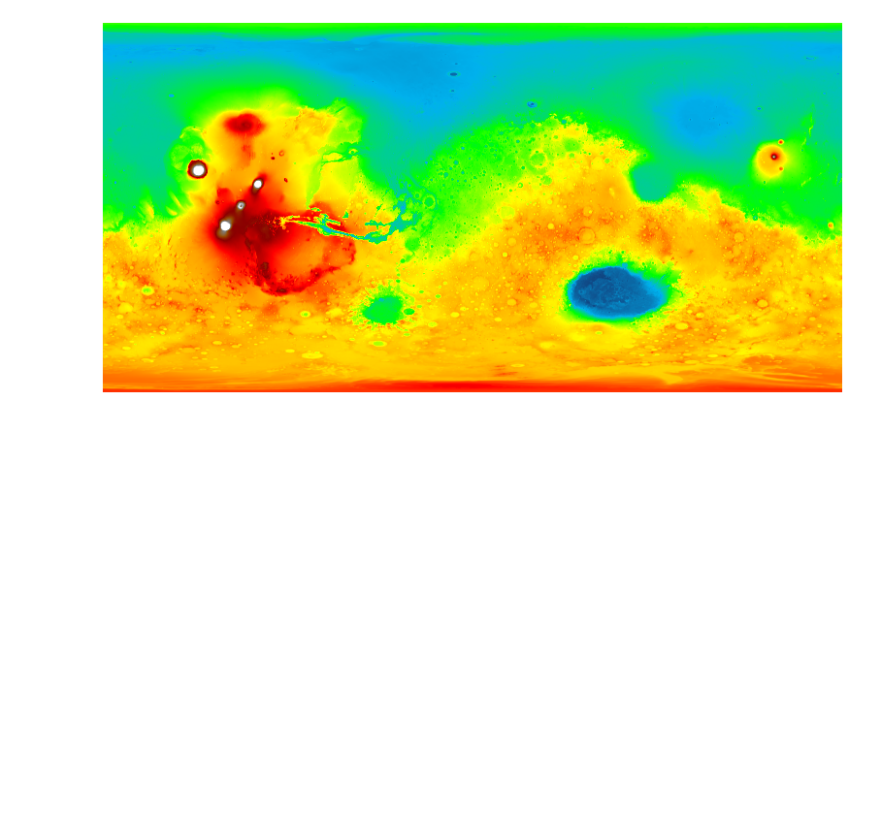
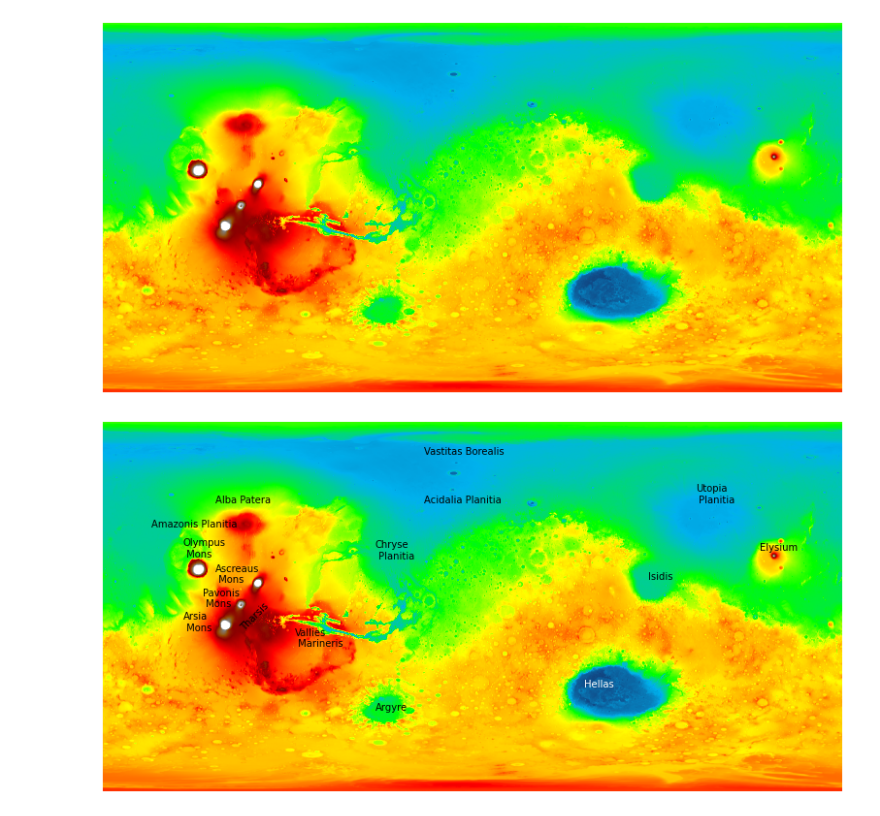
Before and after one commit to symmy596/towards-data-science-articles, a Jupyter notebook: Mars/Mars_article.ipynb, the cells around one changed output. Saved outputs shown, nothing was run; the diff lists cells and outputs as text; code cells hidden in the pictures; blank space fills up the shorter version.

```diff
--- a/Mars/Mars_article.ipynb
+++ b/Mars/Mars_article.ipynb
@@ -59,3 +64,31 @@ ax.axis('off')
 plt.show()
 # %% [output]
 [figure]
+# %%
+fig, ax = plt.subplots()
+fig.set_size_inches(14, 7)
+
+imgs = plt.imshow(mars[0], cmap=custom_cmap, norm=norm)
+plt.text(5000, 8400, "Olympus\n Mons")
+plt.text(7000, 10000, "Ascreaus\n Mons")
+plt.text(6200, 11500, "Pavonis\n Mons")
+plt.text(5000, 13000, "Arsia\n Mons")
+plt.text(8500, 13000, "Tharsis", rotation=45)
+plt.text(12000, 14000, "Vallies\n Marineris")
+plt.text(17000, 18000, "Argyre")
+plt.text(20000, 2000, "Vastitas Borealis")
+plt.text(17000, 8500, "Chryse\n Planitia")
+plt.text(20000, 5000, "Acidalia Planitia")
+plt.text(30000, 16500, "Hellas", color='white')
+plt.text(37000, 5000, "Utopia\n Planitia")
+plt.text(41000, 8000, "Elysium")
+plt.text(34000, 9800, "Isidis")
+plt.text(7000, 5000, "Alba Patera")
+plt.text(2000, 6500, "Amazonis\n Planitia")
+
+ax.axis('off')
+plt.savefig("Outputs/raw3.png", dpi=600)
+
+plt.show()
+# %% [output]
+[figure, added]
```
Also changed, not shown: parts of 15 cells of this notebook, 8 other files.
